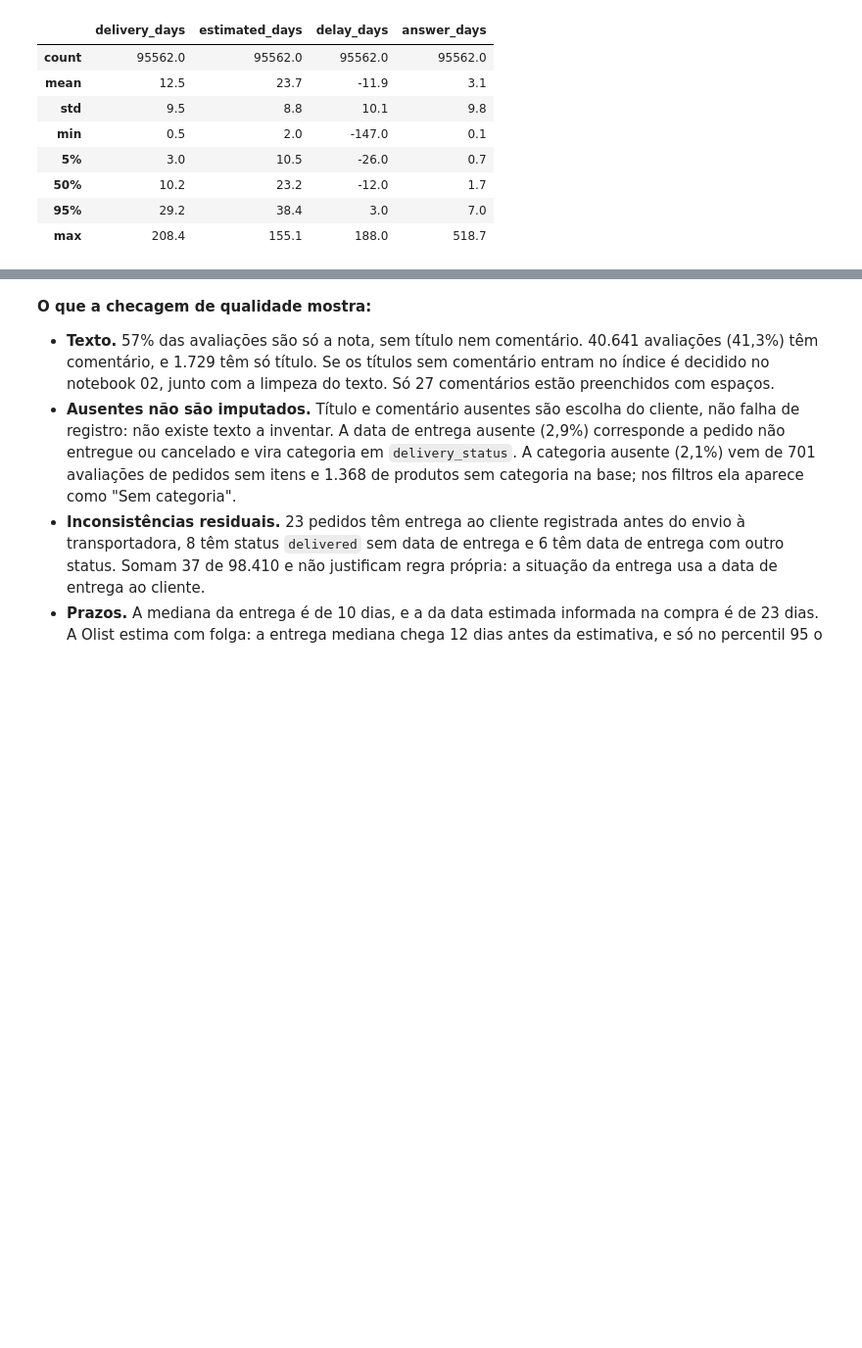
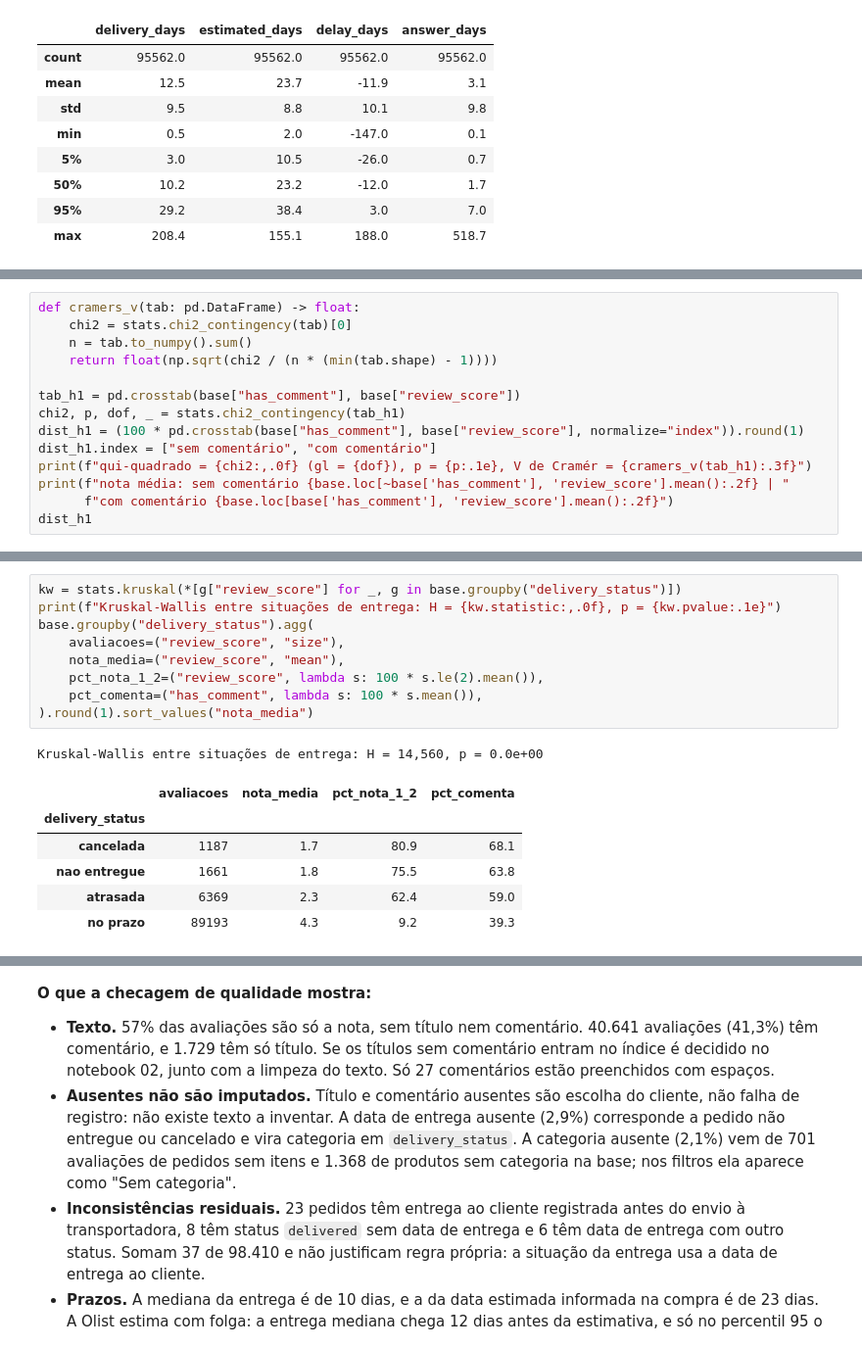
Before and after one commit to guillecosme/fiap-ai-scientist-tech-challenge-fase-04, a Jupyter notebook: notebooks/01_base_e_qualidade.ipynb, the cells around one changed output, grey strips where cells are left out. Shown at 98% size. Saved outputs shown, nothing was run; the diff lists cells and outputs as text; blank space fills up the shorter version.

```diff
--- a/notebooks/01_base_e_qualidade.ipynb
+++ b/notebooks/01_base_e_qualidade.ipynb
@@ -228,0 +245,14 @@ base.loc[base["delivered"], ["delivery_days", "estimated_days", "delay_days", "a
+# %%
+def cramers_v(tab: pd.DataFrame) -> float:
+    chi2 = stats.chi2_contingency(tab)[0]
+    n = tab.to_numpy().sum()
+    return float(np.sqrt(chi2 / (n * (min(tab.shape) - 1))))
+
+tab_h1 = pd.crosstab(base["has_comment"], base["review_score"])
+chi2, p, dof, _ = stats.chi2_contingency(tab_h1)
+dist_h1 = (100 * pd.crosstab(base["has_comment"], base["review_score"], normalize="index")).round(1)
+dist_h1.index = ["sem comentário", "com comentário"]
+print(f"qui-quadrado = {chi2:,.0f} (gl = {dof}), p = {p:.1e}, V de Cramér = {cramers_v(tab_h1):.3f}")
+print(f"nota média: sem comentário {base.loc[~base['has_comment'], 'review_score'].mean():.2f} | "
+      f"com comentário {base.loc[base['has_comment'], 'review_score'].mean():.2f}")
+dist_h1
@@ -228,0 +326,17 @@ base.loc[base["delivered"], ["delivery_days", "estimated_days", "delay_days", "a
+# %%
+kw = stats.kruskal(*[g["review_score"] for _, g in base.groupby("delivery_status")])
+print(f"Kruskal-Wallis entre situações de entrega: H = {kw.statistic:,.0f}, p = {kw.pvalue:.1e}")
+base.groupby("delivery_status").agg(
+    avaliacoes=("review_score", "size"),
+    nota_media=("review_score", "mean"),
+    pct_nota_1_2=("review_score", lambda s: 100 * s.le(2).mean()),
+    pct_comenta=("has_comment", lambda s: 100 * s.mean()),
+).round(1).sort_values("nota_media")
+# %% [output]
+Kruskal-Wallis entre situações de entrega: H = 14,560, p = 0.0e+00
+|  | avaliacoes | nota_media | pct_nota_1_2 | pct_comenta |
+| delivery_status |  |  |  |  |
+| cancelada | 1187 | 1.7 | 80.9 | 68.1 |
+| nao entregue | 1661 | 1.8 | 75.5 | 63.8 |
+| atrasada | 6369 | 2.3 | 62.4 | 59.0 |
+| no prazo | 89193 | 4.3 | 9.2 | 39.3 |
```
Also changed, not shown: parts of 14 cells of this notebook.
